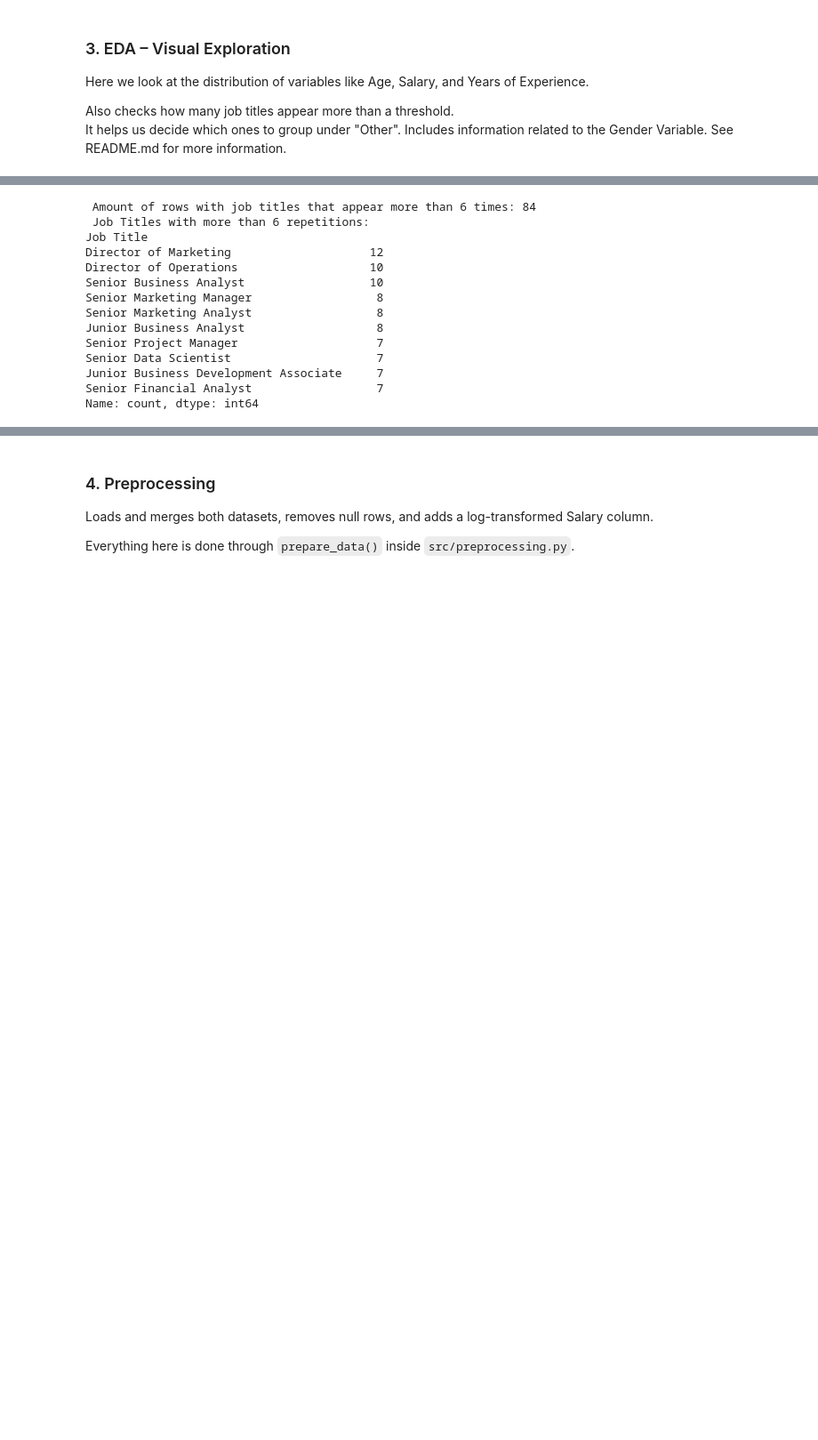
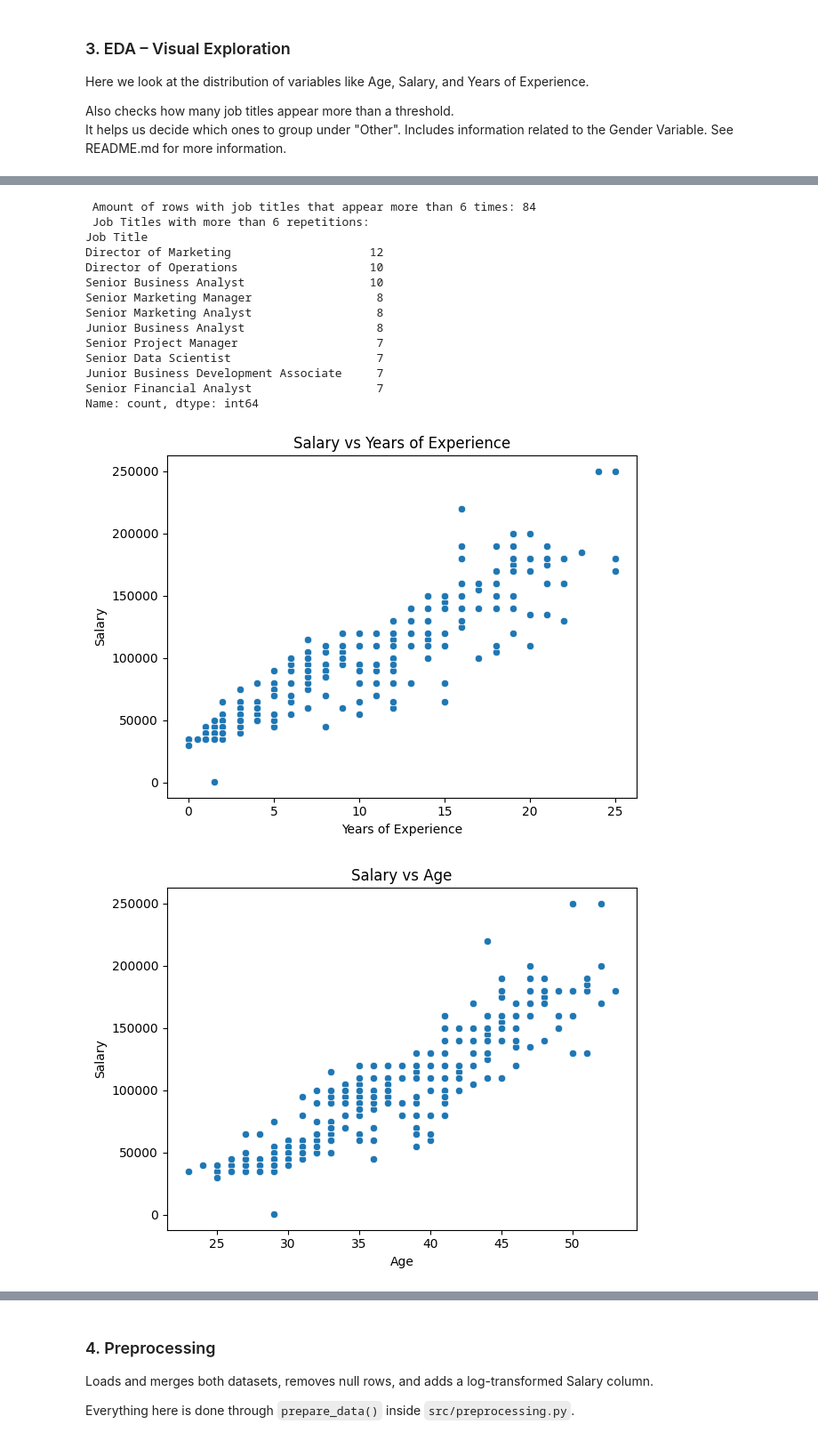
Before and after one commit to RomanPico/salary_prediction, a Jupyter notebook: main.ipynb, the cells around one changed output, grey strips where cells are left out. Shown at 89% size. Cells and saved outputs as stored; diff of their text form; code cells hidden in the pictures; blank space fills up the shorter version.

```diff
--- a/main.ipynb
+++ b/main.ipynb
@@ -104,32 +105,38 @@ df_salary = pd.read_csv("data/salary.csv")
 
 df_merged_exp = df_people.merge(df_salary, on="id", how="left")
 
 
 # Drop null rows and apply log transform to salary (based on earlier EDA)
 df_clean_exp = df_merged_exp.dropna().copy()
 df_clean_exp["Salary_log"] = np.log(df_clean_exp["Salary"])
 #Plotting different data distributions.
 eda.plot_distributions(df_clean_exp)
 eda.count_job_titles(df_clean_exp, threshold=6)
 
-#Uncomment for plot relating gender
-#need to unc
+#Uncomment for plot relating gender (read README.md)
 #eda.plot_salary_by_gender(df_clean_exp)
 #eda.gender_salary_stats(df_clean_exp)
 #eda.plot_kde_salary_by_gender(df_clean_exp)
+
+
+plot_numeric_feature_vs_target(df_clean_exp, "Years of Experience")
+plot_numeric_feature_vs_target(df_clean_exp, "Age")
+plot_categorical_feature_vs_target(df_clean_exp, "Education Level")
 # %% [output]
 [figure]
  Amount of rows with job titles that appear more than 6 times: 84
  Job Titles with more than 6 repetitions:
 Job Title
 Director of Marketing                    12
 Director of Operations                   10
 Senior Business Analyst                  10
 Senior Marketing Manager                  8
 Senior Marketing Analyst                  8
 Junior Business Analyst                   8
 Senior Project Manager                    7
 Senior Data Scientist                     7
 Junior Business Development Associate     7
 Senior Financial Analyst                  7
 Name: count, dtype: int64
+[figure, added]
+[figure, added]
```
Also changed, not shown: parts of 8 cells of this notebook, 5 other files.
